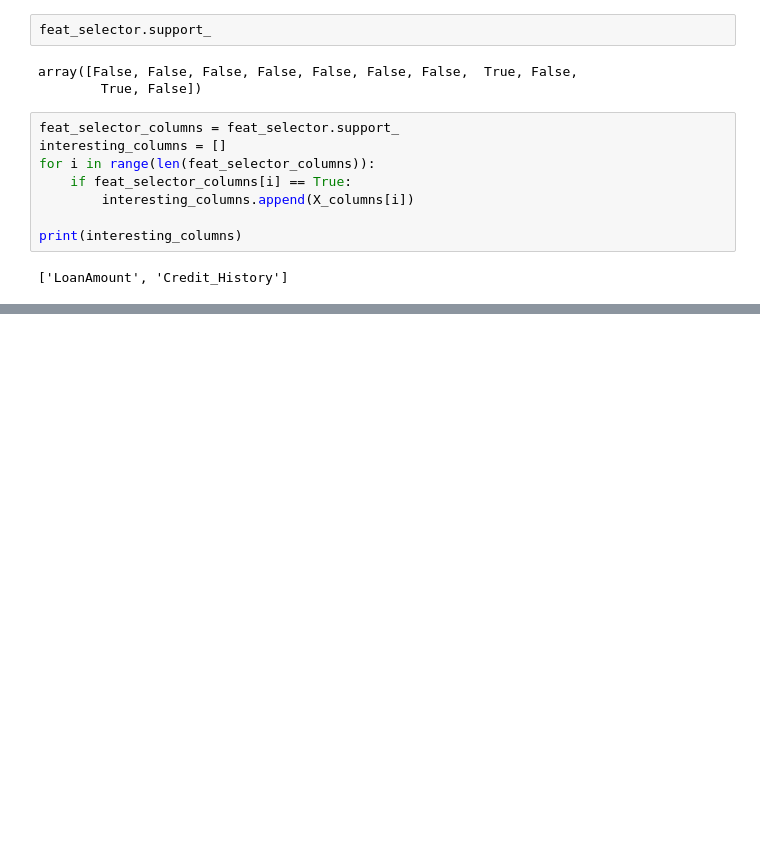
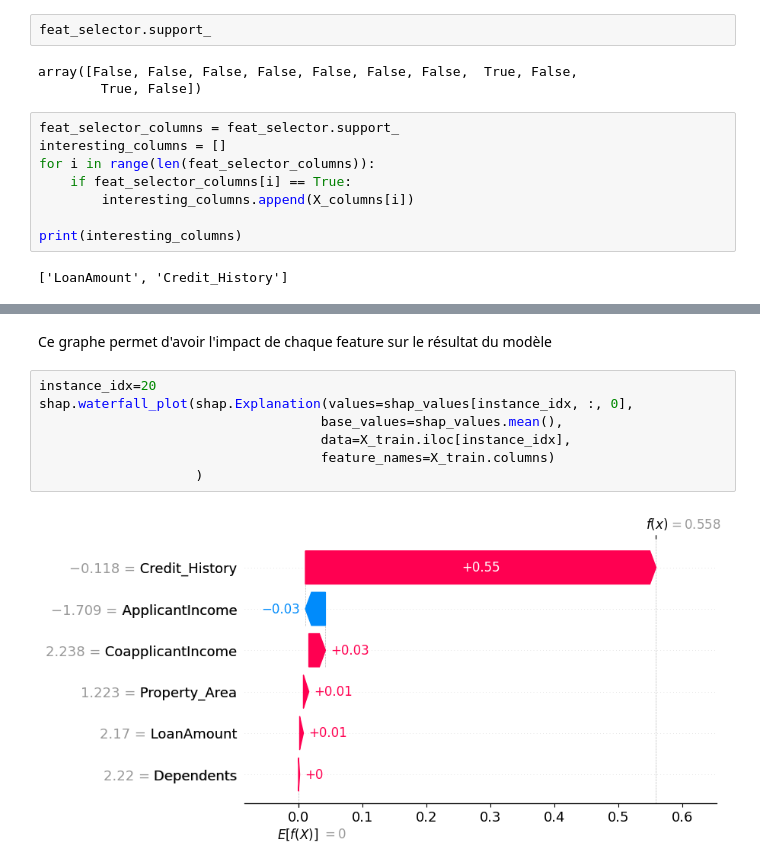
Before and after one commit to Angel0503/DataViz, a Jupyter notebook: TD/ApprentissageSupervise/TD2.ipynb, the cells around one changed output, grey strips where cells are left out. Drawn from its saved outputs; the diff is of its cells as text; blank space fills up the shorter version.

```diff
--- a/TD/ApprentissageSupervise/TD2.ipynb
+++ b/TD/ApprentissageSupervise/TD2.ipynb
@@ -446,0 +520,11 @@ array([[ 0.18492069,  0.45080053],
+# %% [markdown]
+Ce graphe permet d'avoir l'impact de chaque feature sur le résultat du modèle
+# %%
+instance_idx=20
+shap.waterfall_plot(shap.Explanation(values=shap_values[instance_idx, :, 0],
+                                    base_values=shap_values.mean(),
+                                    data=X_train.iloc[instance_idx],
+                                    feature_names=X_train.columns)
+                    )
+# %% [output]
+[figure, added]
```
Also changed, not shown: parts of 81 cells of this notebook, 3 other files.
